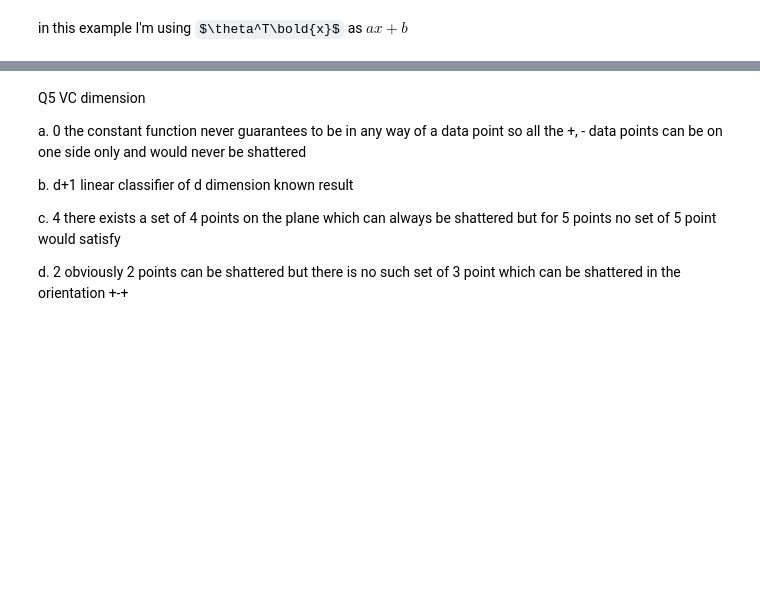
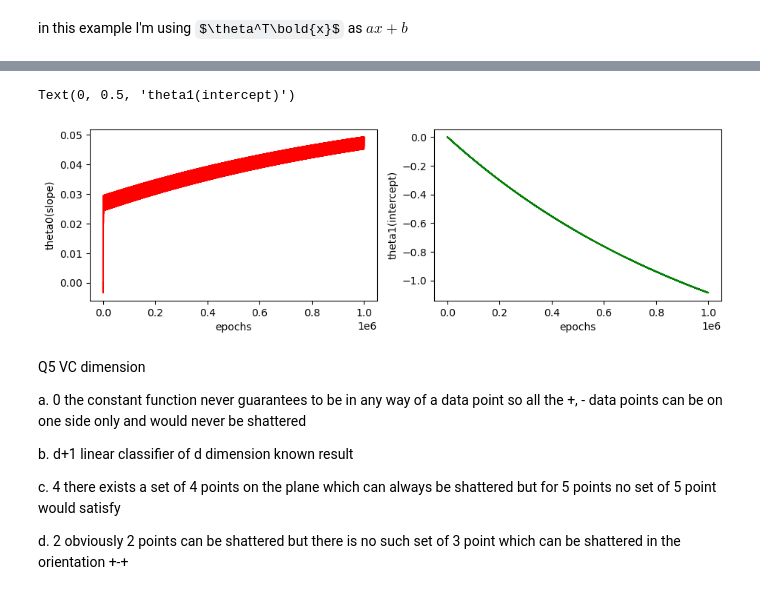
Before and after one commit to aakashks/dsg-lecture-assignments-aks, a Jupyter notebook: aakashks/assMath/ass2A.ipynb, the cells around one changed output, grey strips where cells are left out. Saved outputs shown, nothing was run; the diff lists cells and outputs as text; code cells hidden in the pictures; some formulas as TeX source; blank space fills up the shorter version.

```diff
--- a/aakashks/assMath/ass2A.ipynb
+++ b/aakashks/assMath/ass2A.ipynb
@@ -226,3 +271,18 @@ def argmin_function(theta, x, y, mean, covar):
+# %%
+plt.figure(figsize=(11, 3))
+plt.subplot(1,2,1)
+plt.plot(np.array(result['history_theta'])[:, 0], color='red')
+plt.xlabel('epochs')
+plt.ylabel('theta0(slope)')
+
+
+plt.subplot(1,2,2)
+plt.plot(np.array(result['history_theta'])[:, 1], color='green')
+plt.xlabel('epochs')
+plt.ylabel('theta1(intercept)')
+# %% [output]
+Text(0, 0.5, 'theta1(intercept)')
+[figure, added]
 # %% [markdown]
 Q5
 VC dimension
```
Also changed, not shown: parts of 12 cells of this notebook.
